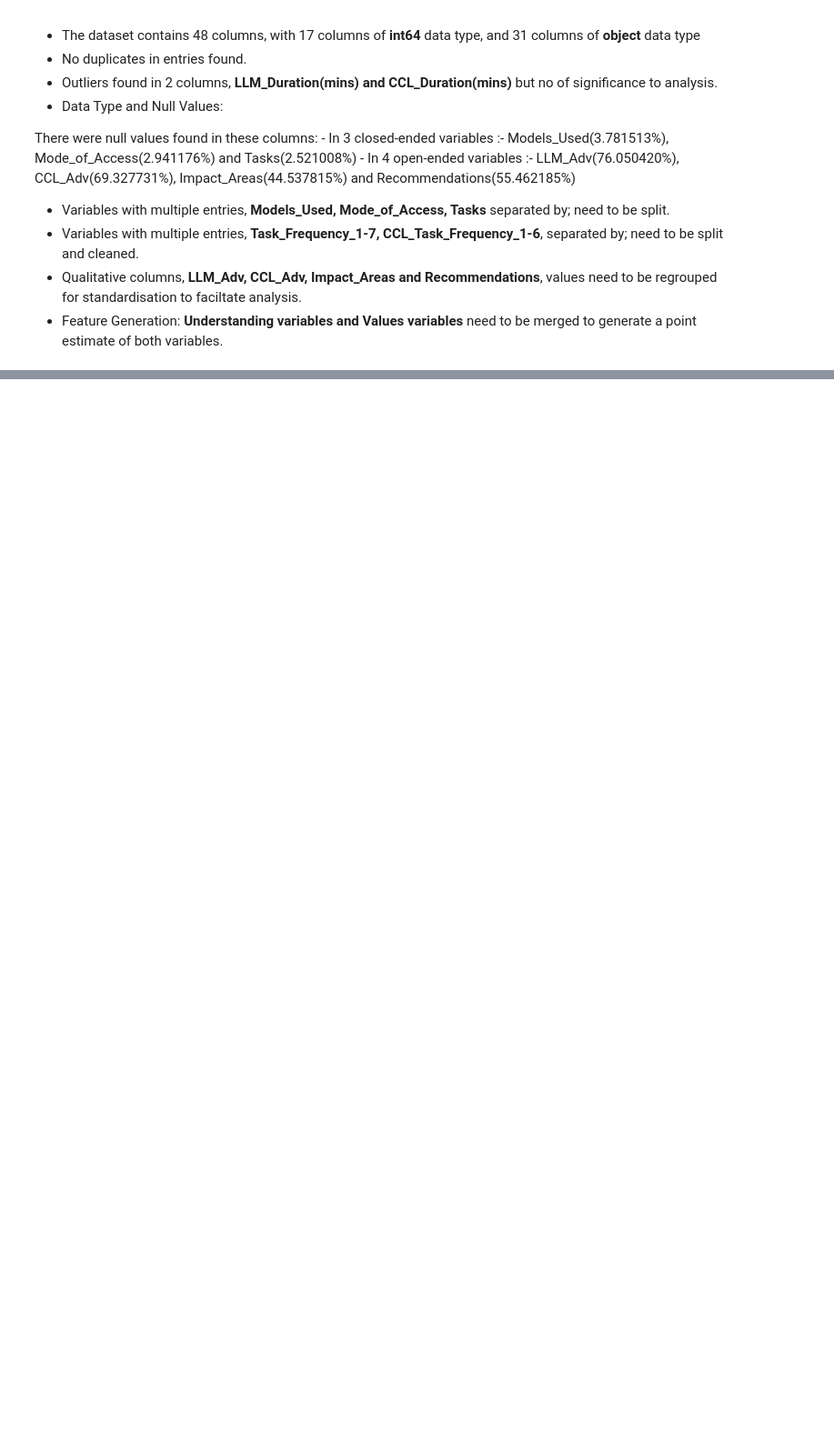
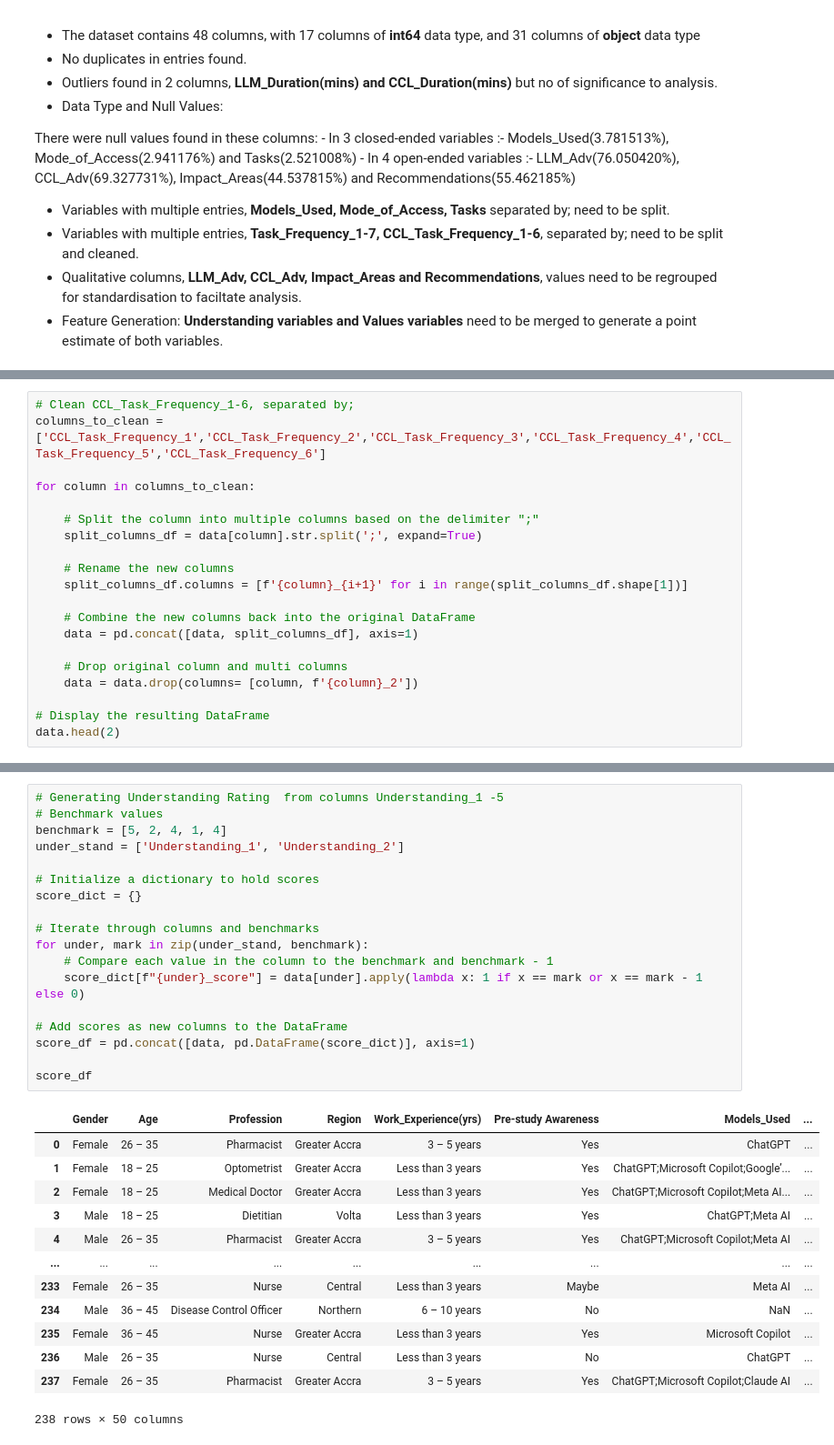
Before and after one commit to elle-shika/Healthy-Models, a Jupyter notebook: Script/Analysis.ipynb, the cells around one changed output, grey strips where cells are left out. Shown at 91% size. Drawn from its saved outputs; the diff is of its cells as text; blank space fills up the shorter version.

```diff
--- a/Script/Analysis.ipynb
+++ b/Script/Analysis.ipynb
@@ -430,0 +596,20 @@ Unique Charaters of Profession
+# %%
+# Clean CCL_Task_Frequency_1-6, separated by;
+columns_to_clean = ['CCL_Task_Frequency_1','CCL_Task_Frequency_2','CCL_Task_Frequency_3','CCL_Task_Frequency_4','CCL_Task_Frequency_5','CCL_Task_Frequency_6']
+
+for column in columns_to_clean:
+
+    # Split the column into multiple columns based on the delimiter ";"
+    split_columns_df = data[column].str.split(';', expand=True)
+
+    # Rename the new columns
+    split_columns_df.columns = [f'{column}_{i+1}' for i in range(split_columns_df.shape[1])]
+
+    # Combine the new columns back into the original DataFrame
+    data = pd.concat([data, split_columns_df], axis=1)
+
+    # Drop original column and multi columns
+    data = data.drop(columns= [column, f'{column}_2'])
+
+# Display the resulting DataFrame
+data.head(2)
@@ -430,0 +1034,32 @@ Unique Charaters of Profession
+# %%
+# Generating Understanding Rating  from columns Understanding_1 -5
+# Benchmark values
+benchmark = [5, 2, 4, 1, 4]
+under_stand = ['Understanding_1', 'Understanding_2']
+
+# Initialize a dictionary to hold scores
+score_dict = {}
+
+# Iterate through columns and benchmarks
+for under, mark in zip(under_stand, benchmark):
+    # Compare each value in the column to the benchmark and benchmark - 1
+    score_dict[f"{under}_score"] = data[under].apply(lambda x: 1 if x == mark or x == mark - 1 else 0)
+
+# Add scores as new columns to the DataFrame
+score_df = pd.concat([data, pd.DataFrame(score_dict)], axis=1)
+
+score_df
+# %% [output]
+|  | Gender | Age | Profession | Region | Work_Experience(yrs) | Pre-study Awareness | Models_Used | ... |
+| 0 | Female | 26 – 35 | Pharmacist | Greater Accra | 3 – 5 years | Yes | ChatGPT | ... |
+| 1 | Female | 18 – 25 | Optometrist | Greater Accra | Less than 3 years | Yes | ChatGPT;Microsoft Copilot;Google’... | ... |
+| 2 | Female | 18 – 25 | Medical Doctor | Greater Accra | Less than 3 years | Yes | ChatGPT;Microsoft Copilot;Meta AI... | ... |
+| 3 | Male | 18 – 25 | Dietitian | Volta | Less than 3 years | Yes | ChatGPT;Meta AI | ... |
+| 4 | Male | 26 – 35 | Pharmacist | Greater Accra | 3 – 5 years | Yes | ChatGPT;Microsoft Copilot;Meta AI | ... |
+| ... | ... | ... | ... | ... | ... | ... | ... | ... |
+| 233 | Female | 26 – 35 | Nurse | Central | Less than 3 years | Maybe | Meta AI | ... |
+| 234 | Male | 36 – 45 | Disease Control Officer | Northern | 6 – 10 years | No | NaN | ... |
+| 235 | Female | 36 – 45 | Nurse | Greater Accra | Less than 3 years | Yes | Microsoft Copilot | ... |
+| 236 | Male | 26 – 35 | Nurse | Central | Less than 3 years | No | ChatGPT | ... |
+| 237 | Female | 26 – 35 | Pharmacist | Greater Accra | 3 – 5 years | Yes | ChatGPT;Microsoft Copilot;Claude AI | ... |
+238 rows × 50 columns
```
Also changed, not shown: parts of 31 cells of this notebook.
